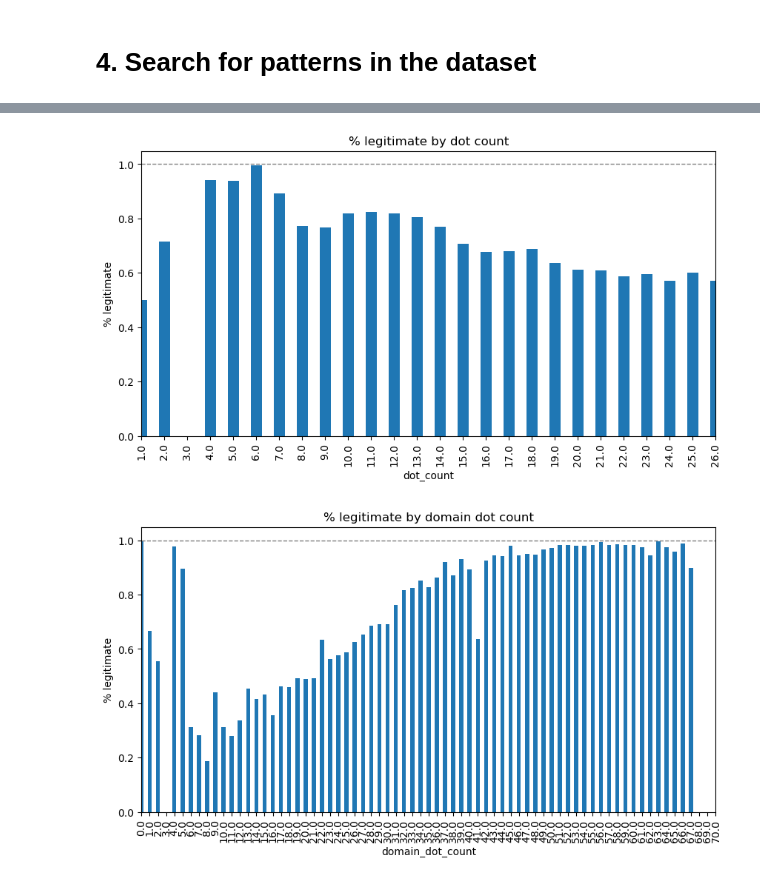
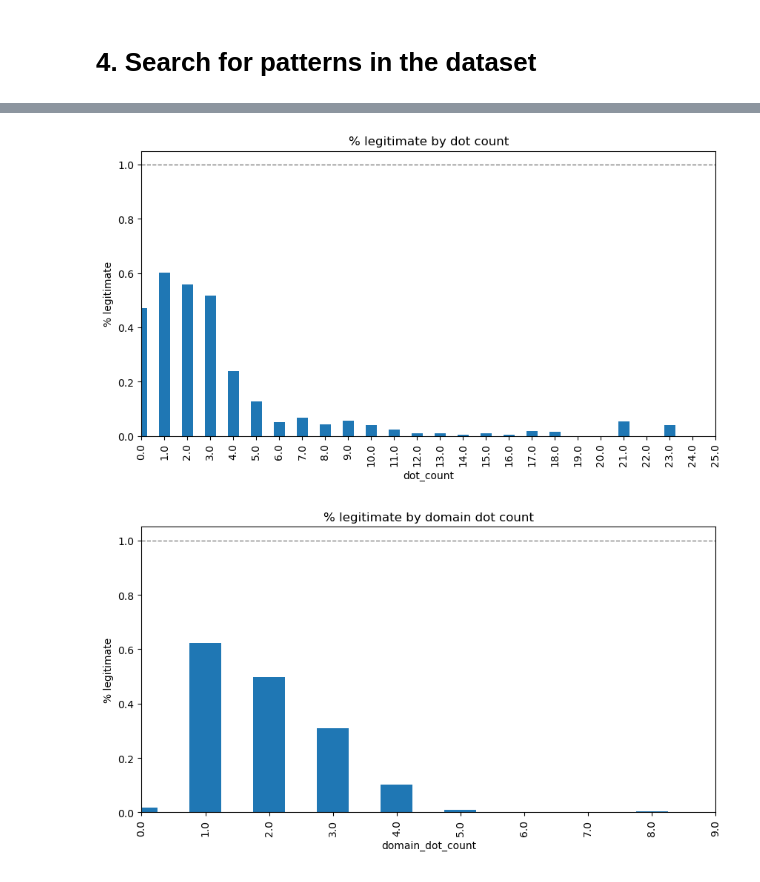
Before and after one commit to charlievellacott/dectecting_phishing_url, a Jupyter notebook: notebooks/01_analysis_of_the_dataset.ipynb, the cells around one changed output, grey strips where cells are left out. Saved outputs shown, nothing was run; the diff lists cells and outputs as text; code cells hidden in the pictures.

```diff
--- a/notebooks/01_analysis_of_the_dataset.ipynb
+++ b/notebooks/01_analysis_of_the_dataset.ipynb
@@ -61,6 +63,8 @@ Number of labels with NaN values: 0
 # %% [markdown]
 ## 2. Split train & test periods
 # %%
+df = df.drop_duplicates('url')
+
 train_df, test_df = train_test_split(
     df,
     test_size=TEST_SIZE,
@@ -174,14 +181,14 @@ create_bar_plot(length_plots, 'path_length', '% legitimate by path length', 30)
 # %%
 dot_plots = train_df.copy()
 dot_plots['dot_count'] = dot_plots['url'].str.count(r'\.')
 create_bar_plot(dot_plots, 'dot_count', '% legitimate by dot count', 25)
 
 # per section dot count
-dot_plots['domain_dot_count'] = dot_plots['domain'].str.count('.')
-create_bar_plot(dot_plots, 'domain_dot_count', '% legitimate by domain dot count', 70)
+dot_plots['domain_dot_count'] = dot_plots['domain'].str.count(r'\.')
+create_bar_plot(dot_plots, 'domain_dot_count', '% legitimate by domain dot count', 9)
 # %% [output]
-[figure, old version]
+[figure, new version]
-[figure, old version]
+[figure, new version]
 # %%
 subdomain_plot = train_df.copy()
 subdomain_plot['subdomain_count'] = subdomain_plot['subdomains'].str.len()
```
Also changed, not shown: parts of 9 cells of this notebook, 7 other files.
